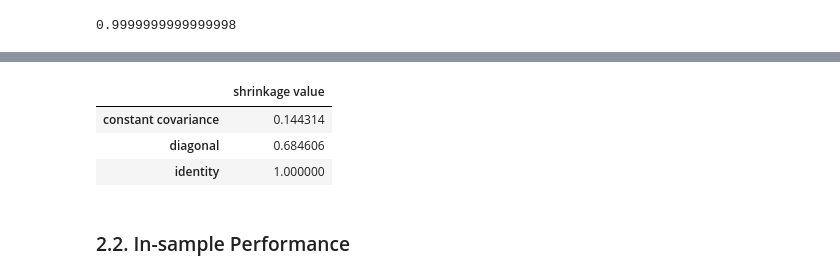
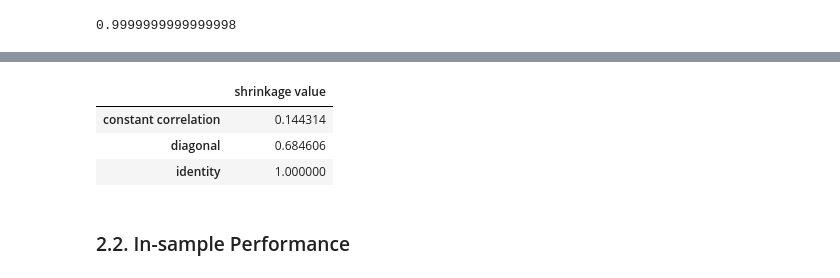
Before and after one commit to legendarycy/DBA3713_G10, a Jupyter notebook: Group Project.ipynb, the cells around one changed output, grey strips where cells are left out. Saved outputs shown, nothing was run; the diff lists cells and outputs as text; code cells hidden in the pictures.

```diff
--- a/Group Project.ipynb
+++ b/Group Project.ipynb
@@ -657,19 +657,19 @@ r_diagonal.x[0]
 # %%
 metrics = [
-    {'constant covariance': {'shrinkage value': r.x[0]}},
+    {'constant correlation': {'shrinkage value': r.x[0]}},
     {'diagonal': {'shrinkage value': r_diagonal.x[0]}},
     {'identity': {'shrinkage value': r_identity.x[0]}}
 ]
 
 tabulatedResults = pd.DataFrame()
 for i in metrics:
     dataframe = pd.DataFrame.from_dict(i, orient='index', columns=['shrinkage value'])
     tabulatedResults = pd.concat([tabulatedResults, dataframe])
 
 tabulatedResults
 # %% [output]
 |  | shrinkage value |
-| constant covariance | 0.144314 |
+| constant correlation | 0.144314 |
 | diagonal | 0.684606 |
 | identity | 1.000000 |
 # %% [markdown]
```
Also changed, not shown: parts of 29 cells of this notebook.
